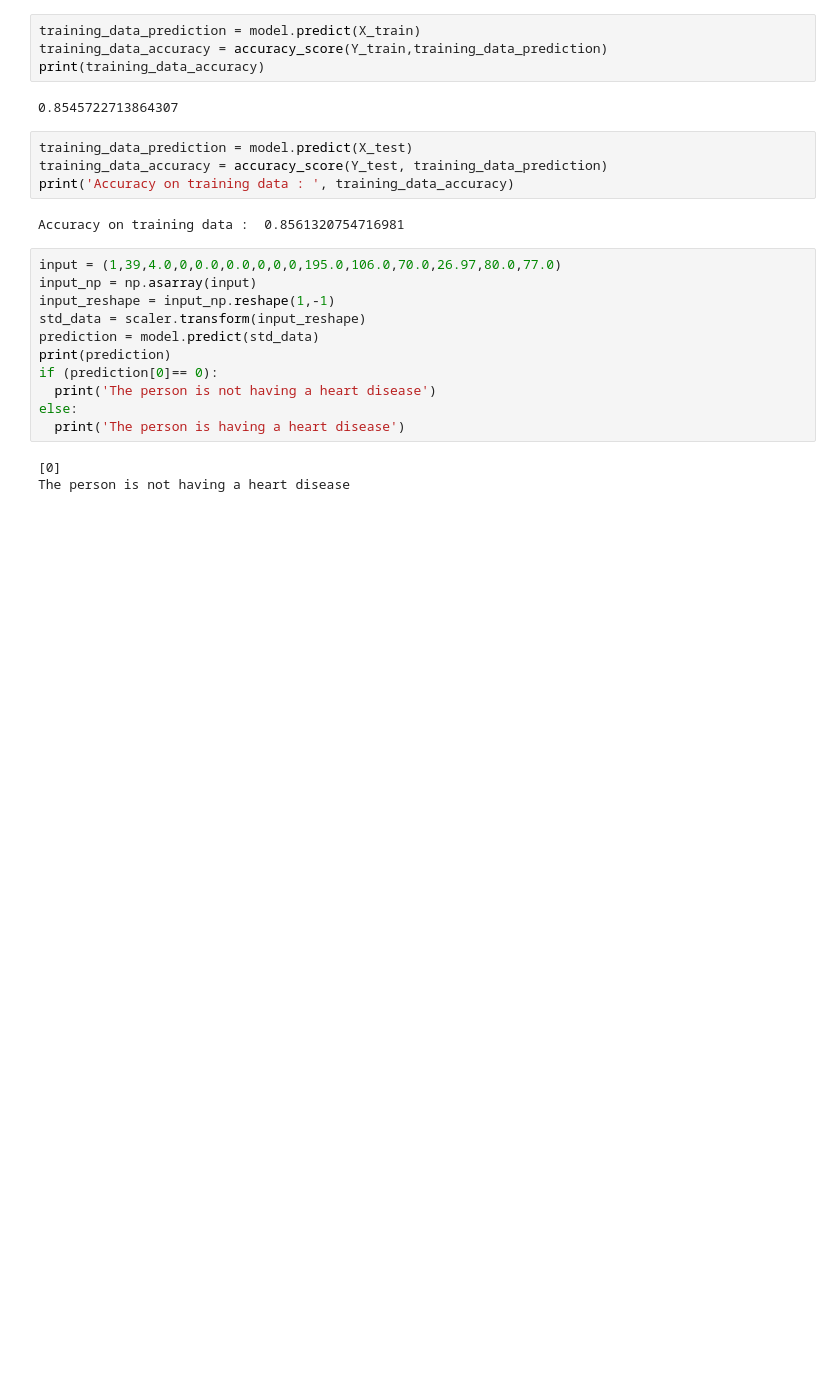
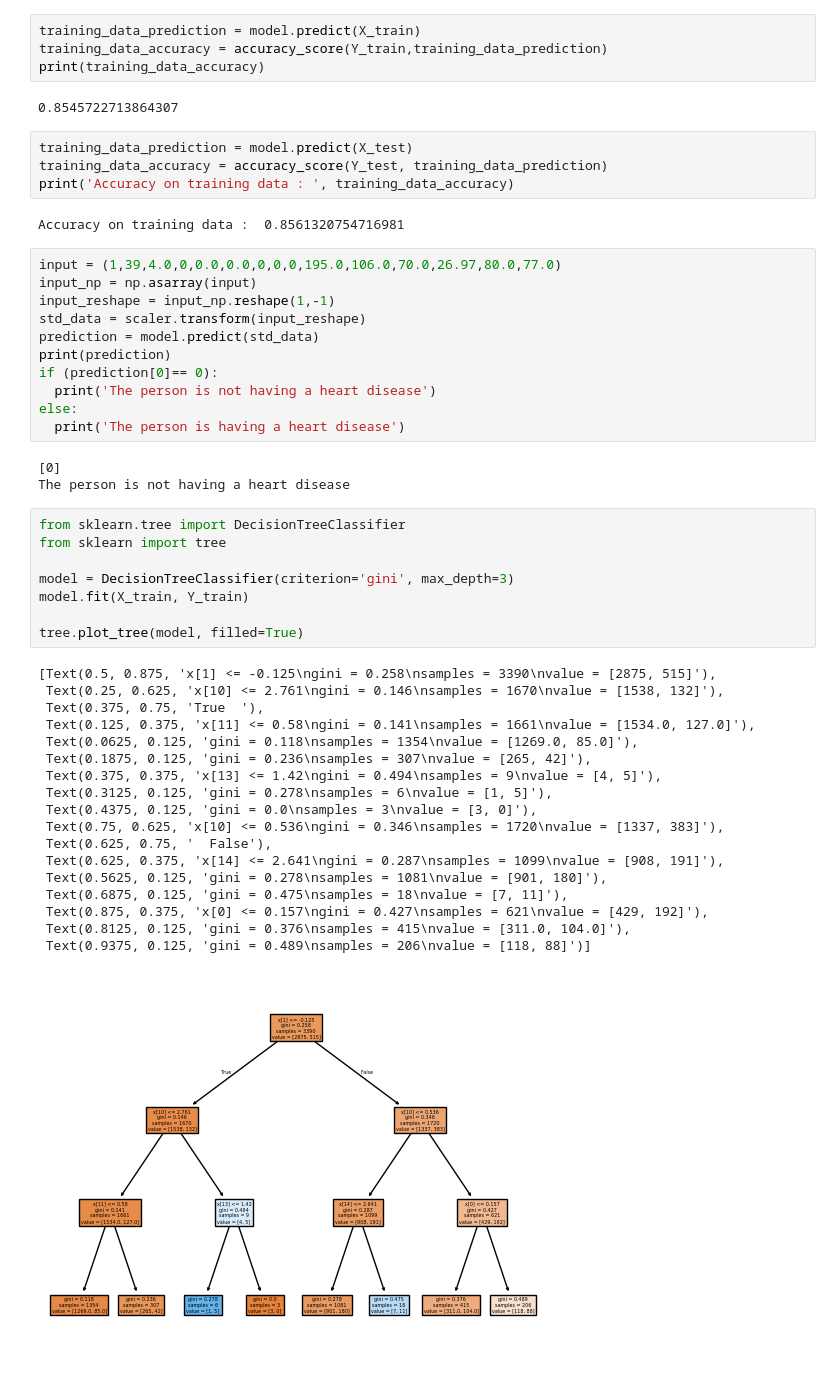
Before and after one commit to Yashwanth-Kumar-Kotla/Heart_disease_detection_using_regression, a Jupyter notebook: heart-disease-prediction-using-logistic-regression.ipynb, the cells around one changed output. Drawn from its saved outputs; the diff is of its cells as text; blank space fills up the shorter version.

```diff
--- a/heart-disease-prediction-using-logistic-regression.ipynb
+++ b/heart-disease-prediction-using-logistic-regression.ipynb
@@ -161,3 +161,30 @@ else:
 # %% [output]
 [0]
 The person is not having a heart disease
+# %%
+from sklearn.tree import DecisionTreeClassifier
+from sklearn import tree
+
+model = DecisionTreeClassifier(criterion='gini', max_depth=3)
+model.fit(X_train, Y_train)
+
+tree.plot_tree(model, filled=True)
+# %% [output]
+[Text(0.5, 0.875, 'x[1] <= -0.125\ngini = 0.258\nsamples = 3390\nvalue = [2875, 515]'),
+ Text(0.25, 0.625, 'x[10] <= 2.761\ngini = 0.146\nsamples = 1670\nvalue = [1538, 132]'),
+ Text(0.375, 0.75, 'True  '),
+ Text(0.125, 0.375, 'x[11] <= 0.58\ngini = 0.141\nsamples = 1661\nvalue = [1534.0, 127.0]'),
+ Text(0.0625, 0.125, 'gini = 0.118\nsamples = 1354\nvalue = [1269.0, 85.0]'),
+ Text(0.1875, 0.125, 'gini = 0.236\nsamples = 307\nvalue = [265, 42]'),
+ Text(0.375, 0.375, 'x[13] <= 1.42\ngini = 0.494\nsamples = 9\nvalue = [4, 5]'),
+ Text(0.3125, 0.125, 'gini = 0.278\nsamples = 6\nvalue = [1, 5]'),
+ Text(0.4375, 0.125, 'gini = 0.0\nsamples = 3\nvalue = [3, 0]'),
+ Text(0.75, 0.625, 'x[10] <= 0.536\ngini = 0.346\nsamples = 1720\nvalue = [1337, 383]'),
+ Text(0.625, 0.75, '  False'),
+ Text(0.625, 0.375, 'x[14] <= 2.641\ngini = 0.287\nsamples = 1099\nvalue = [908, 191]'),
+ Text(0.5625, 0.125, 'gini = 0.278\nsamples = 1081\nvalue = [901, 180]'),
+ Text(0.6875, 0.125, 'gini = 0.475\nsamples = 18\nvalue = [7, 11]'),
+ Text(0.875, 0.375, 'x[0] <= 0.157\ngini = 0.427\nsamples = 621\nvalue = [429, 192]'),
+ Text(0.8125, 0.125, 'gini = 0.376\nsamples = 415\nvalue = [311.0, 104.0]'),
+ Text(0.9375, 0.125, 'gini = 0.489\nsamples = 206\nvalue = [118, 88]')]
+[figure, added]
```
